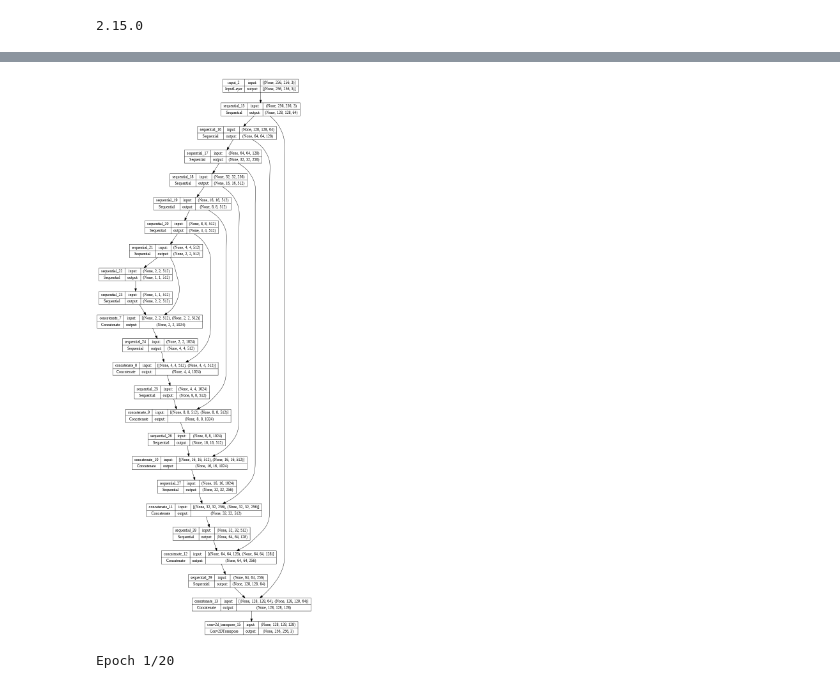
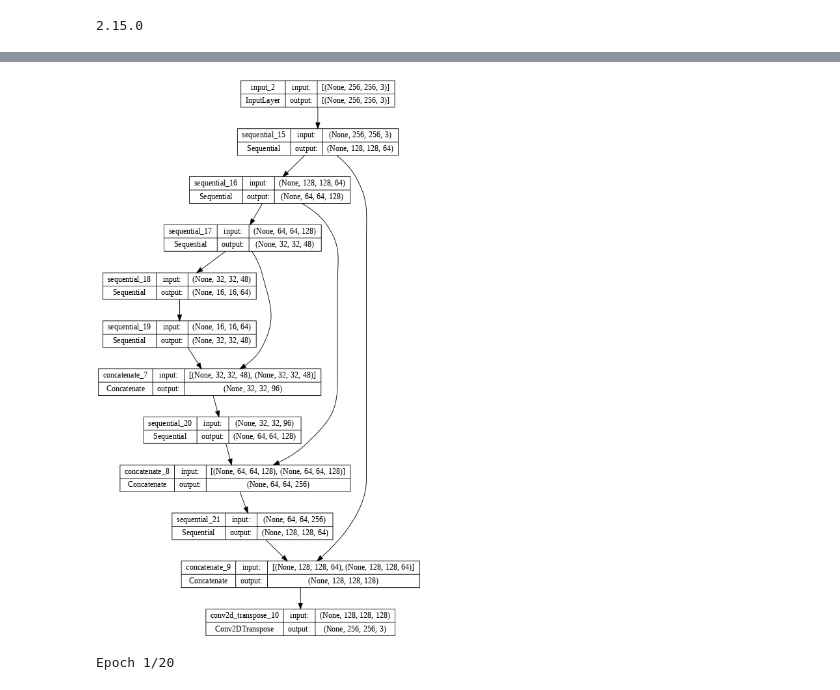
Before and after one commit to arminwitte/FoolsUNet, a Jupyter notebook: foolsunet.ipynb, the cells around one changed output, grey strips where cells are left out. Cells and saved outputs as stored; diff of their text form; code cells hidden in the pictures.

```diff
--- a/foolsunet.ipynb
+++ b/foolsunet.ipynb
@@ -99,22 +93,22 @@ class InverseResidualBlock(layers.Layer):
         return config
 
     def build(self, input_shape):
-        self.conv1 = layers.Conv2D(filters*expand_factor, (1,1), strides=1)
+        self.conv1 = layers.Conv2D(self.features*self.expand_factor, (1,1), strides=1)
         if self.batch_norm:
             self.bn1 = layers.BatchNormalization()
         self.activation1 = layers.Activation('relu6')
-        self.dwise = layers.DepthwiseConv2D(3, padding='same', strides=strides)
+        self.dwise = layers.DepthwiseConv2D(3, padding='same', strides=self.strides)
         if self.batch_norm:
             self.bn2 = layers.BatchNormalization()
         self.activation2 = layers.Activation('relu6')
-        self.squeeze_exite = SqueezeExcite(ratio=4)
-        self.conf2 = layers.Conv2D(squeeze, (1,1), strides=1, padding='same')
+        self.squeeze_excite = SqueezeExcite(ratio=4)
+        self.conv2 = layers.Conv2D(self.features, (1,1), strides=1, padding='same')
         if self.batch_norm:
             self.bn3 = layers.BatchNormalization()
 
     def call(self, x):
         shortcut = x
-        x = self.conf1(x)
+        x = self.conv1(x)
         if self.batch_norm:
             x = self.bn1(x)
         x = self.activation1(x)
@@ -124,14 +118,14 @@ class InverseResidualBlock(layers.Layer):
         x = self.activation2(x)
         x = self.squeeze_excite(x)
         x = self.conv2(x)
-        if self.batch_norm:            x = self.bn3(x)
-
+        if self.batch_norm:
+            x = self.bn3(x)
         if (
             # stride check enforces that we don't add residuals when spatial
             # dimensions are None
-            strides == 1 and
+            self.strides == 1 and
             # Depth matches
-            x.get_shape().as_list()[3] == shortcut.get_shape().as_list()[3]
+             x.get_shape().as_list()[3] == shortcut.get_shape().as_list()[3]
         ):
             x = tf.keras.layers.Add()([x, shortcut])
 
@@ -222,0 +321,3 @@ def Generator():
+# %%
+model = foolsunet()
+model.summary()
@@ -223,9 +342,8 @@ def Generator():
 # %%
 
-generator = Generator()
-tf.keras.utils.plot_model(generator, show_shapes=True, dpi=64)
+tf.keras.utils.plot_model(model, show_shapes=True, dpi=64)
 # %% [output]
-[figure, old version]
+[figure, new version]
 # %%
 import tensorflow_datasets as tfds
 # %%
```
Also changed, not shown: parts of 8 cells of this notebook.
